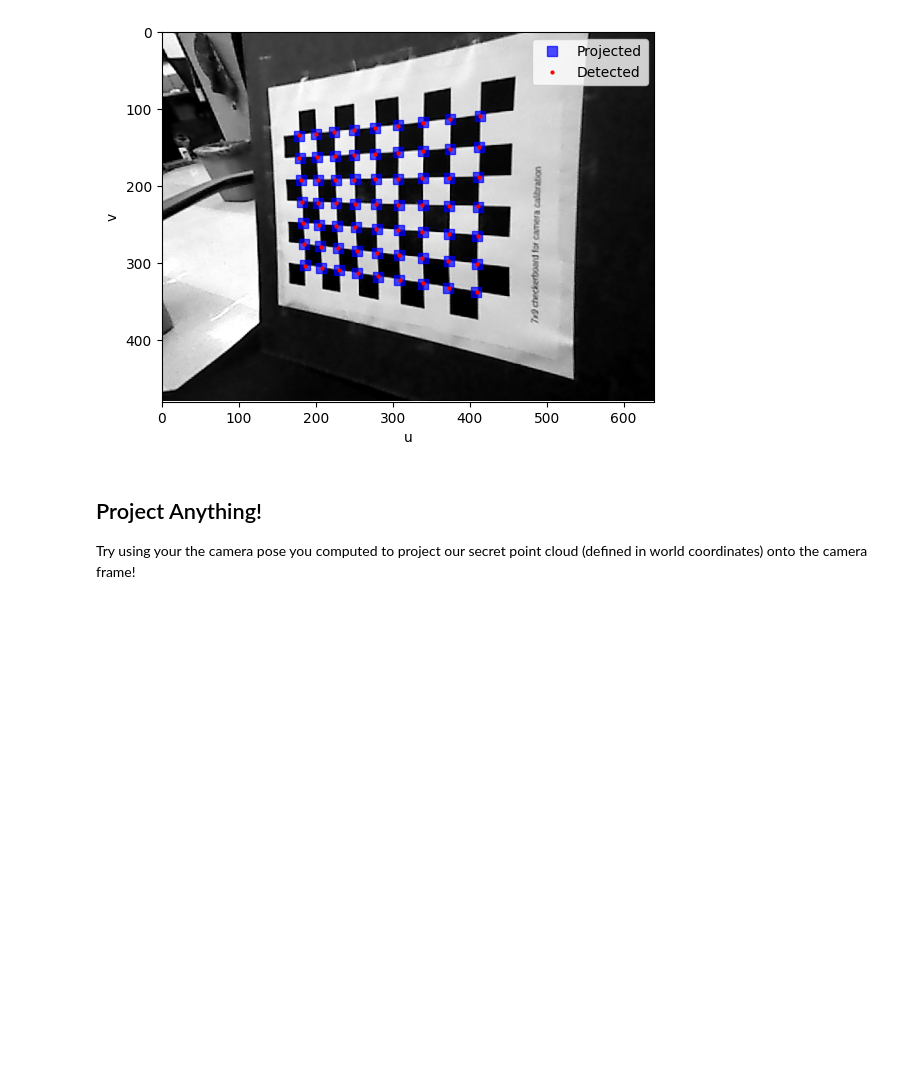
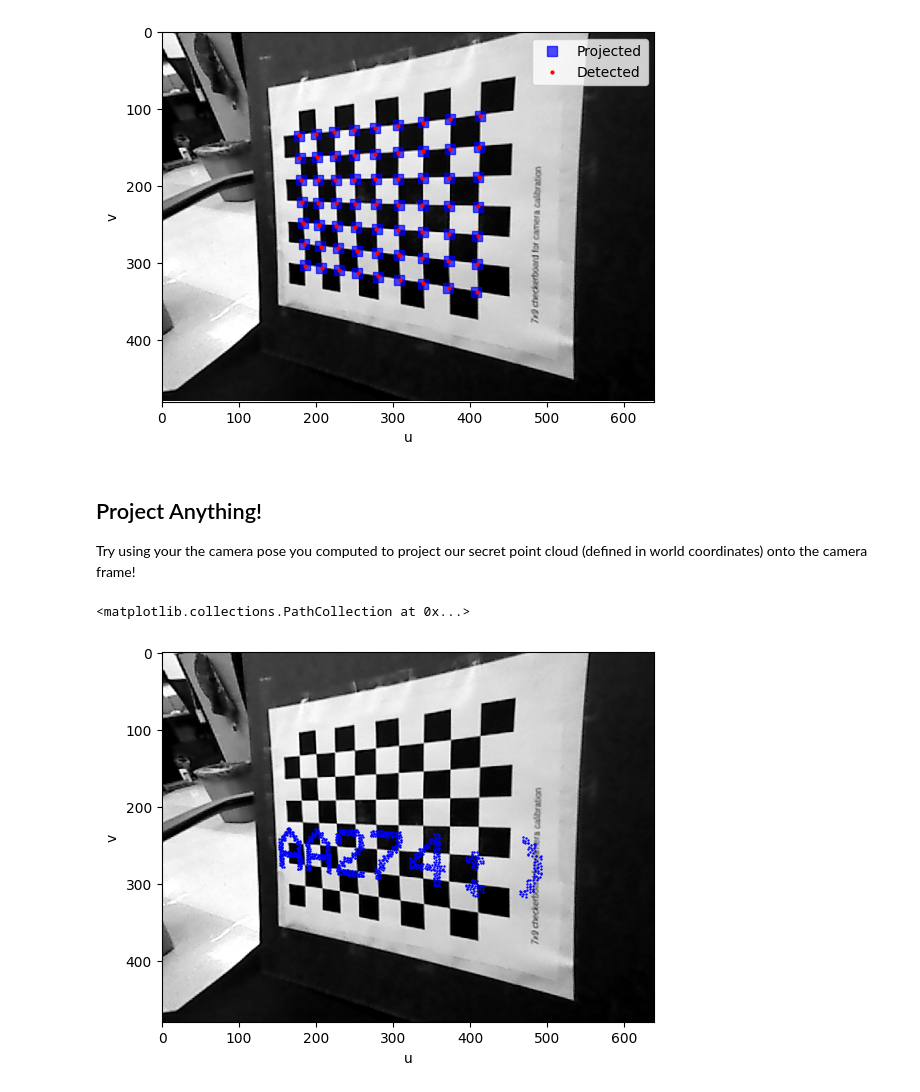
Before and after one commit to kleitherer/opencv-localization-filters, a Jupyter notebook: p1_extrinsics.ipynb, the cells around one changed output. Saved outputs shown, nothing was run; the diff lists cells and outputs as text; code cells hidden in the pictures; blank space fills up the shorter version.

Commit message:
saved images and updated readme

```diff
--- a/p1_extrinsics.ipynb
+++ b/p1_extrinsics.ipynb
@@ -245,12 +245,15 @@ Try using your the camera pose you computed to project our secret point cloud (d
 # %%
 ax = plt.subplot()
 ax.imshow(image, cmap="gray")
 ax.set_xlabel("u")
 ax.set_ylabel("v")
 
 # Load the secrect point cloud from file!
 point_cloud_secret = np.load("p1_data/secret.npy")
 
 # NOTE: Uncomment the lines below when you've finished everything else!
-# uv_secret = transform_world_to_camera(K, R, t, point_cloud_secret)
-# ax.scatter(uv_secret[:, 0], uv_secret[:, 1], s=0.5, c="b")
+uv_secret = transform_world_to_camera(K, R, t, point_cloud_secret)
+ax.scatter(uv_secret[:, 0], uv_secret[:, 1], s=0.5, c="b")
+# %% [output]
+<matplotlib.collections.PathCollection at 0x...>
+[figure, added]
```
Also changed, not shown: 3 other files.
